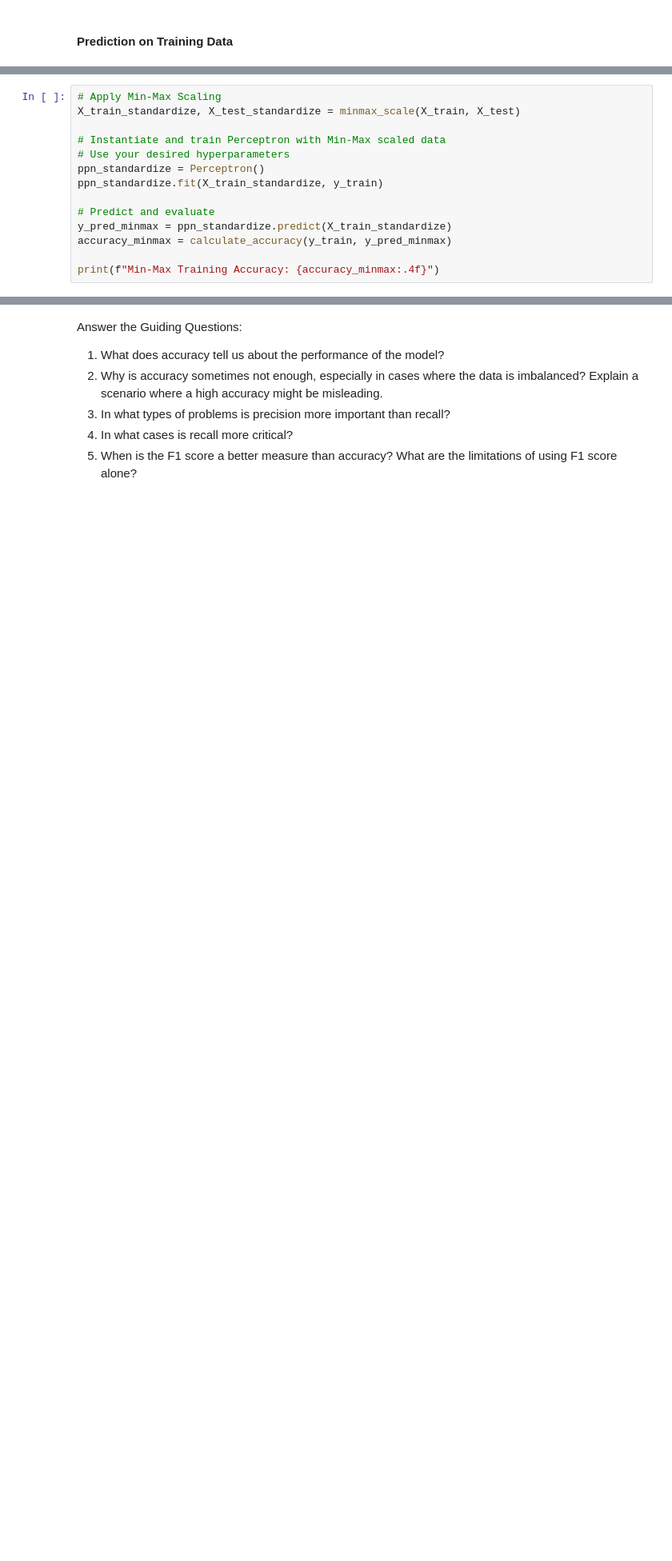
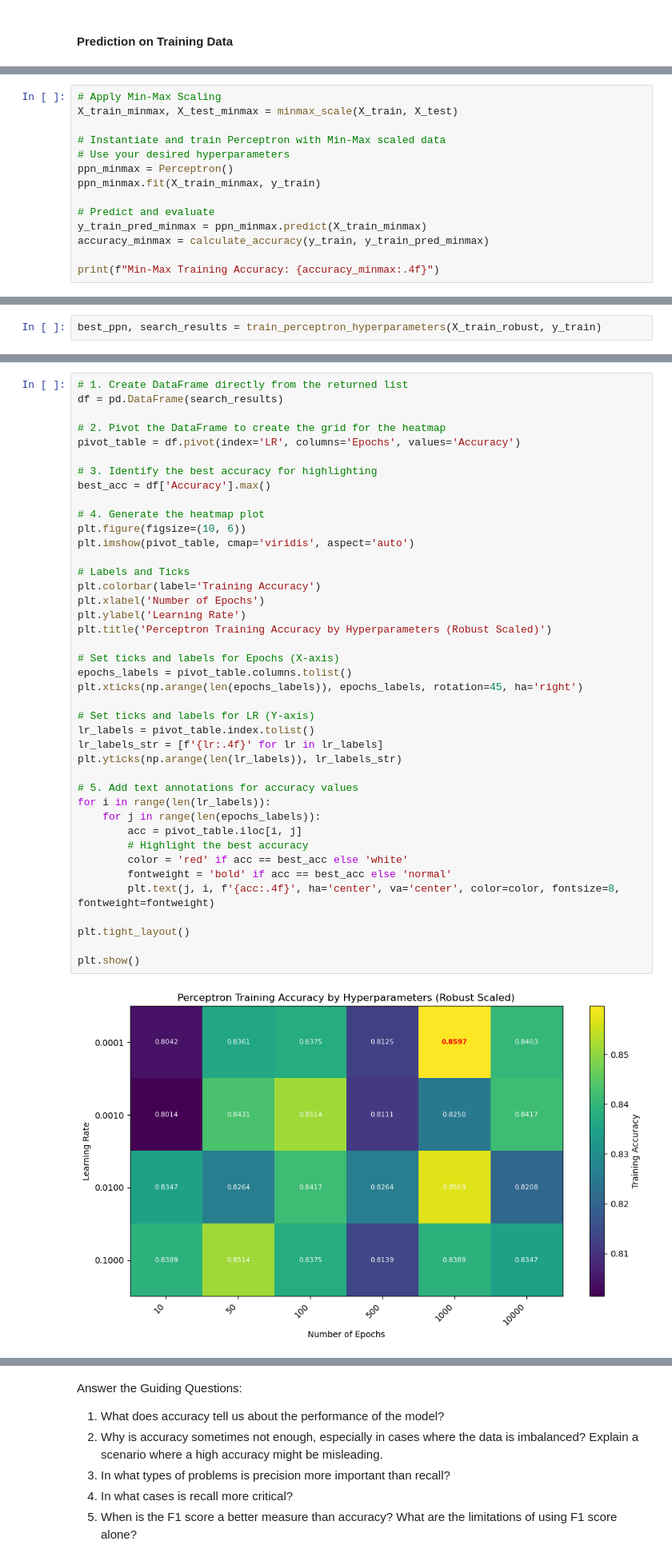
Before and after one commit to mustafa-ege/Machine-Learning-Projects, a Jupyter notebook: assignment1.ipynb, the cells around one changed output, grey strips where cells are left out. Shown at 80% size. Drawn from its saved outputs; the diff is of its cells as text; blank space fills up the shorter version.

Commit message:
training with hyperparameters and explanations

```diff
--- a/assignment1.ipynb
+++ b/assignment1.ipynb
@@ -334,14 +388,14 @@ print(f"Min-Max Training Accuracy: {accuracy_minmax:.4f}")
 # %%
 # Apply Min-Max Scaling
-X_train_standardize, X_test_standardize = minmax_scale(X_train, X_test)
+X_train_minmax, X_test_minmax = minmax_scale(X_train, X_test)
 
 # Instantiate and train Perceptron with Min-Max scaled data
 # Use your desired hyperparameters
-ppn_standardize = Perceptron()
-ppn_standardize.fit(X_train_standardize, y_train)
+ppn_minmax = Perceptron()
+ppn_minmax.fit(X_train_minmax, y_train)
 
 # Predict and evaluate
-y_pred_minmax = ppn_standardize.predict(X_train_standardize)
-accuracy_minmax = calculate_accuracy(y_train, y_pred_minmax)
+y_train_pred_minmax = ppn_minmax.predict(X_train_minmax)
+accuracy_minmax = calculate_accuracy(y_train, y_train_pred_minmax)
 
 print(f"Min-Max Training Accuracy: {accuracy_minmax:.4f}")
@@ -361,0 +479,2 @@ print(f"Robust Training Accuracy: {accuracy_robust:.4f}")
+# %%
+best_ppn, search_results = train_perceptron_hyperparameters(X_train_robust, y_train)
@@ -361,0 +499,43 @@ print(f"Robust Training Accuracy: {accuracy_robust:.4f}")
+# %%
+# 1. Create DataFrame directly from the returned list
+df = pd.DataFrame(search_results)
+
+# 2. Pivot the DataFrame to create the grid for the heatmap
+pivot_table = df.pivot(index='LR', columns='Epochs', values='Accuracy')
+
+# 3. Identify the best accuracy for highlighting
+best_acc = df['Accuracy'].max()
+
+# 4. Generate the heatmap plot
+plt.figure(figsize=(10, 6))
+plt.imshow(pivot_table, cmap='viridis', aspect='auto')
+
+# Labels and Ticks
+plt.colorbar(label='Training Accuracy')
+plt.xlabel('Number of Epochs')
+plt.ylabel('Learning Rate')
+plt.title('Perceptron Training Accuracy by Hyperparameters (Robust Scaled)')
+
+# Set ticks and labels for Epochs (X-axis)
+epochs_labels = pivot_table.columns.tolist()
+plt.xticks(np.arange(len(epochs_labels)), epochs_labels, rotation=45, ha='right')
+
+# Set ticks and labels for LR (Y-axis)
+lr_labels = pivot_table.index.tolist()
+lr_labels_str = [f'{lr:.4f}' for lr in lr_labels]
+plt.yticks(np.arange(len(lr_labels)), lr_labels_str)
+
+# 5. Add text annotations for accuracy values
+for i in range(len(lr_labels)):
+    for j in range(len(epochs_labels)):
+        acc = pivot_table.iloc[i, j]
+        # Highlight the best accuracy
+        color = 'red' if acc == best_acc else 'white'
+        fontweight = 'bold' if acc == best_acc else 'normal'
+        plt.text(j, i, f'{acc:.4f}', ha='center', va='center', color=color, fontsize=8, fontweight=fontweight)
+
+plt.tight_layout()
+
+plt.show()
+# %% [output]
+[figure, added]
```
Also changed, not shown: parts of 45 cells of this notebook.
